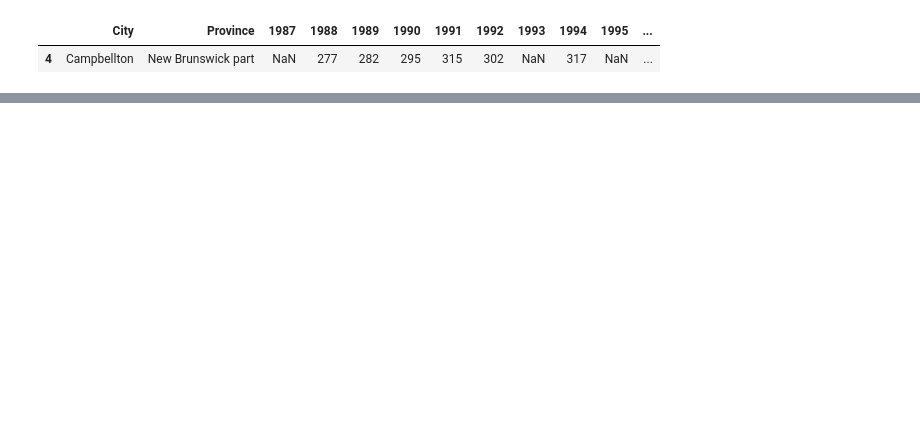
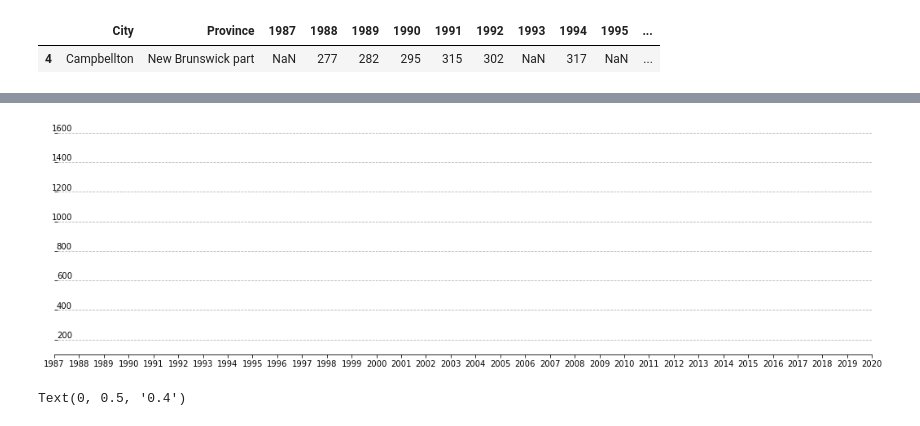
Before and after one commit to dpai/Python_viz_practice_notebooks, a Jupyter notebook: canada-rental-prices-visualization.ipynb, the cells around one changed output, grey strips where cells are left out. Saved outputs shown, nothing was run; the diff lists cells and outputs as text; code cells hidden in the pictures; blank space fills up the shorter version.

```diff
--- a/canada-rental-prices-visualization.ipynb
+++ b/canada-rental-prices-visualization.ipynb
@@ -305,0 +368,19 @@ df_bachelor.query('City=="Campbellton"')
+# %%
+fig, ax = plt.subplots(figsize=(18, 5))
+number_of_runs = range(1,10)    # use your actual number_of_runs
+ax.set_xticks(number_of_runs)
+ax.set_xticks(range(0, len(one_bed_df)))
+ax.set_xticklabels(one_bed_df.index)
+ax.set_ylim((100, 1600))
+ax.xaxis.grid(False, which='major')
+ax.yaxis.grid(True, which='major', linestyle='--')
+ax.spines['top'].set_visible(False)
+ax.spines['right'].set_visible(False)
+ax.spines['left'].set_visible(False)
+ax.tick_params(axis="y",direction="in", pad=-22)
+for tick in ax.get_yticklabels():
+    tick.set_verticalalignment("bottom")
+#ax.plot(one_bed_df.Barrie)
+plt.show()
+# %% [output]
+[figure, added]
@@ -305,0 +389,4 @@ df_bachelor.query('City=="Campbellton"')
+# %%
+ax.yaxis.get_majorticklabels()[2]
+# %% [output]
+Text(0, 0.5, '0.4')
```
Also changed, not shown: parts of 8 cells of this notebook.
